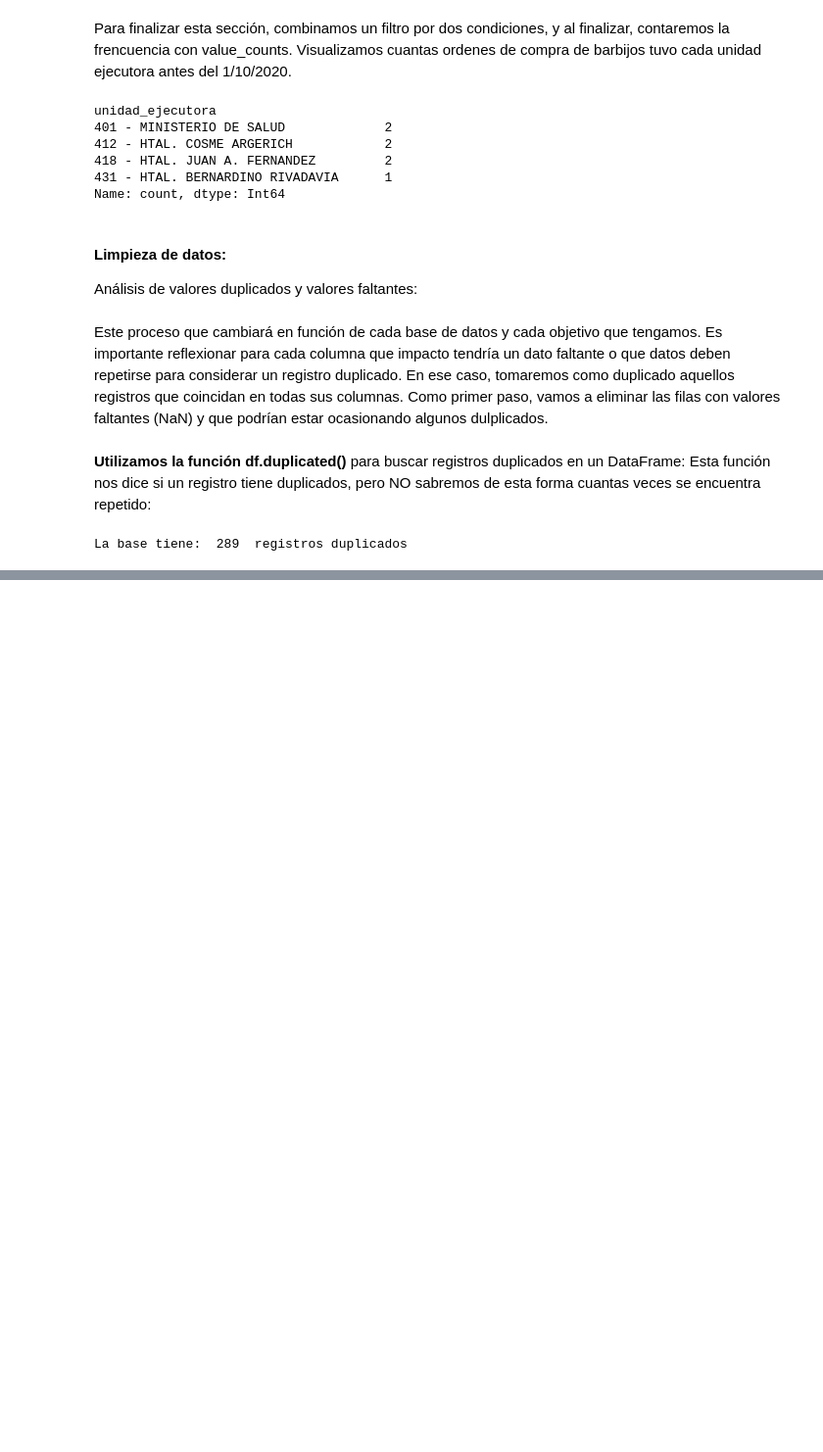
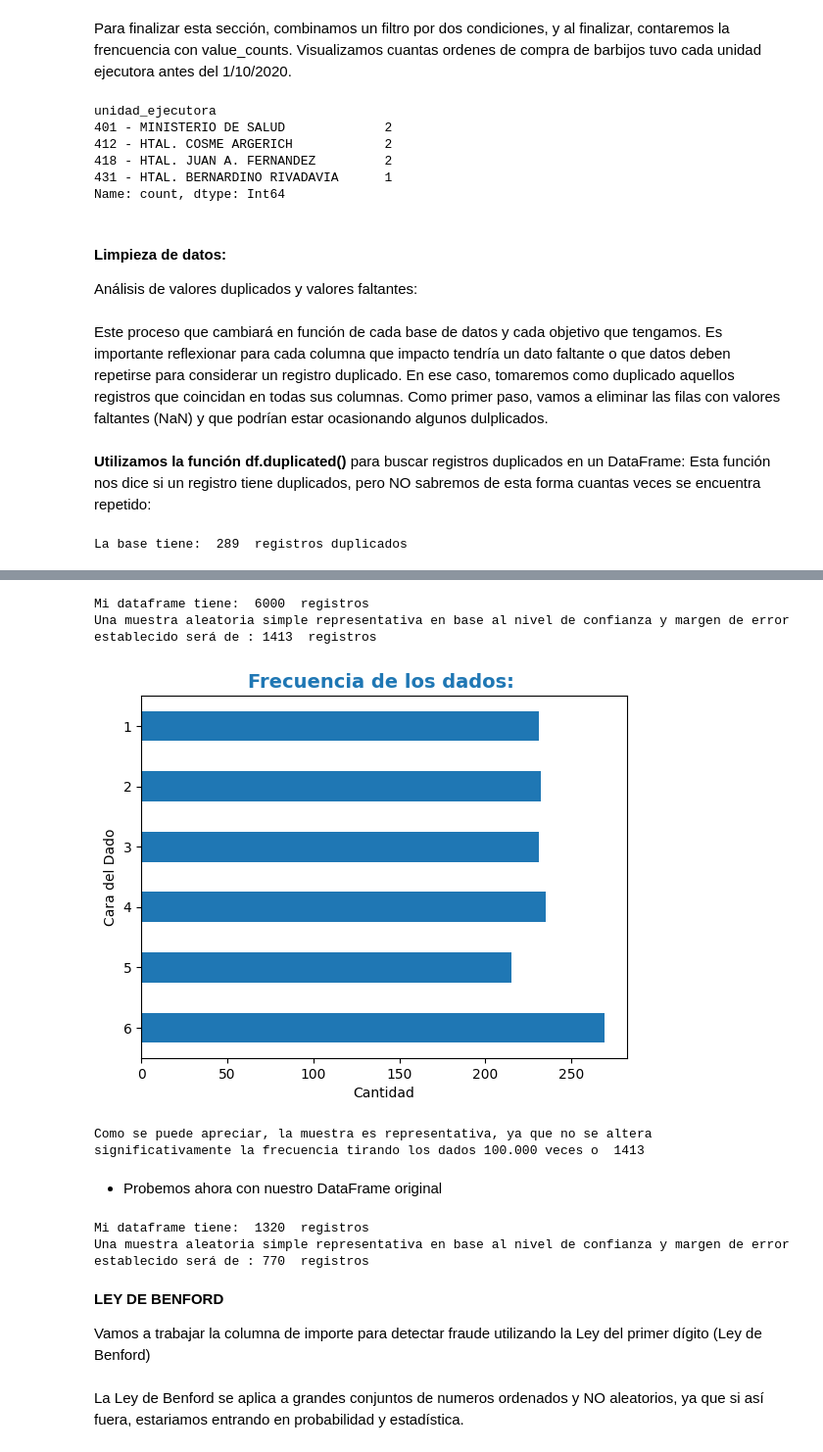
Before and after one commit to francovillagra/Ciencia-de-datos-para-Auditores, a Jupyter notebook: Modulo 2.ipynb, the cells around one changed output, grey strips where cells are left out. Shown at 98% size. Cells and saved outputs as stored; diff of their text form; code cells hidden in the pictures; blank space fills up the shorter version.

Commit message:
actualizando Modulo 2 Curso de Ciencia de Datos

```diff
--- a/Modulo 2.ipynb
+++ b/Modulo 2.ipynb
@@ -507,0 +622,6 @@ La base tiene:  289  registros duplicados
+# %%
+# Completar valores faltantes con NaN
+df.pliego = df.pliego.fillna(value='NaN')
+df.descripcion = df.descripcion.fillna(value='NaN')
+df.descripcion_rubro = df.descripcion_rubro.fillna(value='NaN')
+df.unidad_ejecutora = df.unidad_ejecutora.fillna(value='NaN')
@@ -507,0 +643,3 @@ La base tiene:  289  registros duplicados
+# %%
+# Para las variables numéricas, podemos imputar un valor, como el promedio, por ejemplo para que no modifique al conjunto de datos, o simplemente eliminar los registros.
+df = df.dropna()
@@ -507,0 +846,67 @@ La base tiene:  289  registros duplicados
+# %%
+import pandas as pd
+import matplotlib.pyplot as plt
+
+# Muestreo aleatorio
+def muestreo(df):
+    N = len(df)  # Población
+    p = 0.5  # Proporción de la población con la característica que busco. En general se utiliza 0.5
+    Z = 2.58  # Nivel de confianza: 85%=1.44, 90%=1.96, 99%=2.58
+    e = 3  # Porcentaje del margen de error (Tolerancia +/-)
+
+    # Cálculos del tamaño de la muestra
+    muestra_borrador = ((Z**2) * (p) * (1-p))/((e/100)**2)  # Calculamos el tamaño de la muestra sin contemplar correcciones o ajustes
+    correccion = N / (muestra_borrador + N - 1)  # Nombre corregido de "correcion" a "correccion"
+    muestra = muestra_borrador * correccion
+    fraccion = muestra / N
+
+    print("Mi dataframe tiene: ", len(df), " registros")
+    print("Una muestra aleatoria simple representativa en base al nivel de confianza y margen de error establecido será de :", int(muestra), " registros")
+
+    # Tomamos una muestra aleatoria del DataFrame
+    dados_muestra = df.sample(n=int(muestra))  # Tomamos una muestra de tamaño 'muestra'
+
+    return dados_muestra  # Retornar el DataFrame con la muestra
+
+# Simulando el DataFrame 'dados'
+dados = pd.DataFrame({
+    'cara': [1, 2, 3, 4, 5, 6] * 1000  # Simulamos 1000 lanzamientos de dados con valores de 1 a 6
+})
+
+# Llamada a la función
+dados_muestra = muestreo(dados)
+
+# Ordenamos los valores de la columna 'cara'
+dados_muestra.sort_values(by=['cara'], inplace=True, ascending=False)
+
+# Contamos las frecuencias de cada valor en la columna 'cara' y graficamos
+dados_muestra.cara.value_counts(sort=False).plot(kind='barh')
+
+# Configuración del gráfico
+plt.title("Frecuencia de los dados: ", fontdict={'fontsize': 14, 'fontweight': 'bold', 'color': 'tab:blue'})
+plt.ylabel("Cara del Dado")
+plt.xlabel("Cantidad")
+
+# Mostrar el gráfico
+plt.show()
+
+# Imprimir mensaje
+print("Como se puede apreciar, la muestra es representativa, ya que no se altera significativamente la frecuencia tirando los dados 100.000 veces o ", len(dados_muestra))
+# %% [output]
+Mi dataframe tiene:  6000  registros
+Una muestra aleatoria simple representativa en base al nivel de confianza y margen de error establecido será de : 1413  registros
+[figure, added]
+Como se puede apreciar, la muestra es representativa, ya que no se altera significativamente la frecuencia tirando los dados 100.000 veces o  1413
+# %% [markdown]
+- Probemos ahora con nuestro DataFrame original
+# %%
+df_muestra = muestreo(df)
+# %% [output]
+Mi dataframe tiene:  1320  registros
+Una muestra aleatoria simple representativa en base al nivel de confianza y margen de error establecido será de : 770  registros
+# %% [markdown]
+__LEY DE BENFORD__
+
+Vamos a trabajar la columna de importe para detectar fraude utilizando la Ley del primer dígito (Ley de Benford)
+# %% [markdown]
+La Ley de Benford se aplica a grandes conjuntos de numeros ordenados y NO aleatorios, ya que si así fuera, estariamos entrando en probabilidad y estadística.
```
Also changed, not shown: parts of 43 cells of this notebook.
